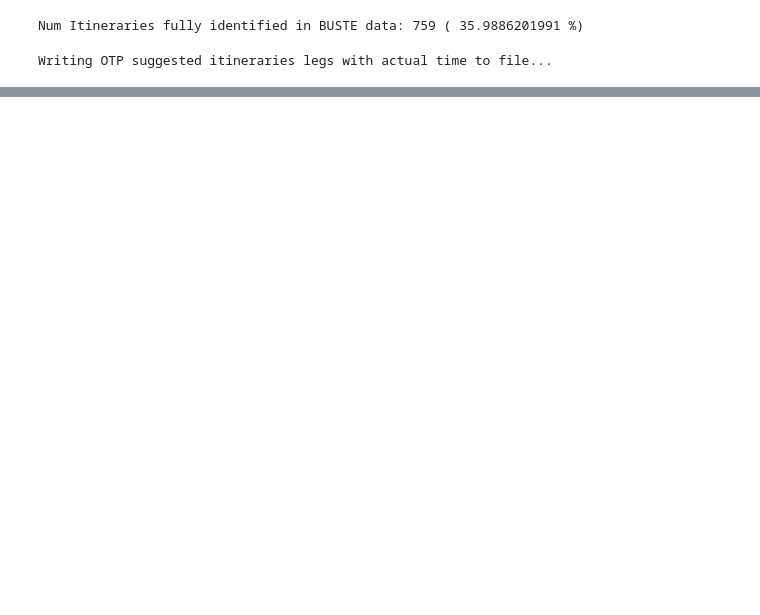
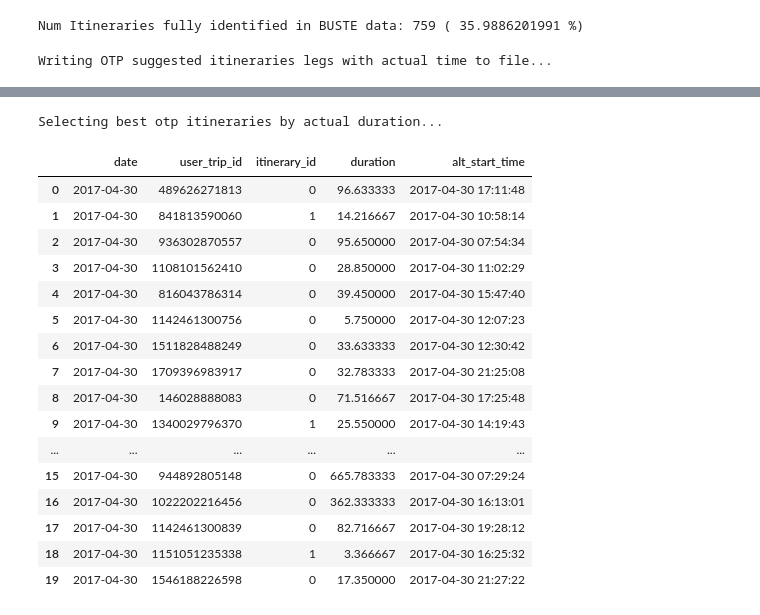
Before and after one commit to tarcisobraz/trips-optimality-exp, a Jupyter notebook: evaluate-trips-script-notebook.ipynb, the cells around one changed output, grey strips where cells are left out. Drawn from its saved outputs; the diff is of its cells as text; code cells hidden in the pictures; blank space fills up the shorter version.

Commit message:
Fixing bug in union between executed and alternative trips. Evaluating a week of data.

```diff
--- a/evaluate-trips-script-notebook.ipynb
+++ b/evaluate-trips-script-notebook.ipynb
@@ -225,7 +225,7 @@ def get_trips_itineraries_pool(trips_otp_alternatives,od_mat):
 				.withColumn('itinerary_id', F.lit(0)) \
 				.withColumnRenamed('executed_duration','duration') \
 				.withColumnRenamed('o_datetime', 'alt_start_time') \
-				.select(['date','user_trip_id','itinerary_id','alt_start_time','duration']))
+				.select(['date','user_trip_id','itinerary_id','duration','alt_start_time']))
 
 def determining_trips_alternatives_feasibility(otp_itineraries_legs,od_mat):
 	trips_itineraries_possibilities = otp_itineraries_legs \
@@ -397,6 +473,28 @@ trips_itineraries_pool = get_trips_itineraries_pool(filtered_trips_possibilities
 # %%
 print "Selecting best otp itineraries by actual duration..."
 best_trips_itineraries = select_best_trip_itineraries(trips_itineraries_pool)
+# %% [output]
+Selecting best otp itineraries by actual duration...
+# %%
+printdf(best_trips_itineraries,l=20)
+# %% [output]
+|  | date | user_trip_id | itinerary_id | duration | alt_start_time |
+| 0 | 2017-04-30 | 489626271813 | 0 | 96.633333 | 2017-04-30 17:11:48 |
+| 1 | 2017-04-30 | 841813590060 | 1 | 14.216667 | 2017-04-30 10:58:14 |
+| 2 | 2017-04-30 | 936302870557 | 0 | 95.650000 | 2017-04-30 07:54:34 |
+| 3 | 2017-04-30 | 1108101562410 | 0 | 28.850000 | 2017-04-30 11:02:29 |
+| 4 | 2017-04-30 | 816043786314 | 0 | 39.450000 | 2017-04-30 15:47:40 |
+| 5 | 2017-04-30 | 1142461300756 | 0 | 5.750000 | 2017-04-30 12:07:23 |
+| 6 | 2017-04-30 | 1511828488249 | 0 | 33.633333 | 2017-04-30 12:30:42 |
+| 7 | 2017-04-30 | 1709396983917 | 0 | 32.783333 | 2017-04-30 21:25:08 |
+| 8 | 2017-04-30 | 146028888083 | 0 | 71.516667 | 2017-04-30 17:25:48 |
+| 9 | 2017-04-30 | 1340029796370 | 1 | 25.550000 | 2017-04-30 14:19:43 |
+| ... | ... | ... | ... | ... | ... |
+| 15 | 2017-04-30 | 944892805148 | 0 | 665.783333 | 2017-04-30 07:29:24 |
+| 16 | 2017-04-30 | 1022202216456 | 0 | 362.333333 | 2017-04-30 16:13:01 |
+| 17 | 2017-04-30 | 1142461300839 | 0 | 82.716667 | 2017-04-30 19:28:12 |
+| 18 | 2017-04-30 | 1151051235338 | 1 | 3.366667 | 2017-04-30 16:25:32 |
+| 19 | 2017-04-30 | 1546188226598 | 0 | 17.350000 | 2017-04-30 21:27:22 |
 # %%
 #Clean Memory
 clean_legs_actual_time.unpersist(blocking=True)
```
Also changed, not shown: parts of 20 cells of this notebook, 2 other files.
